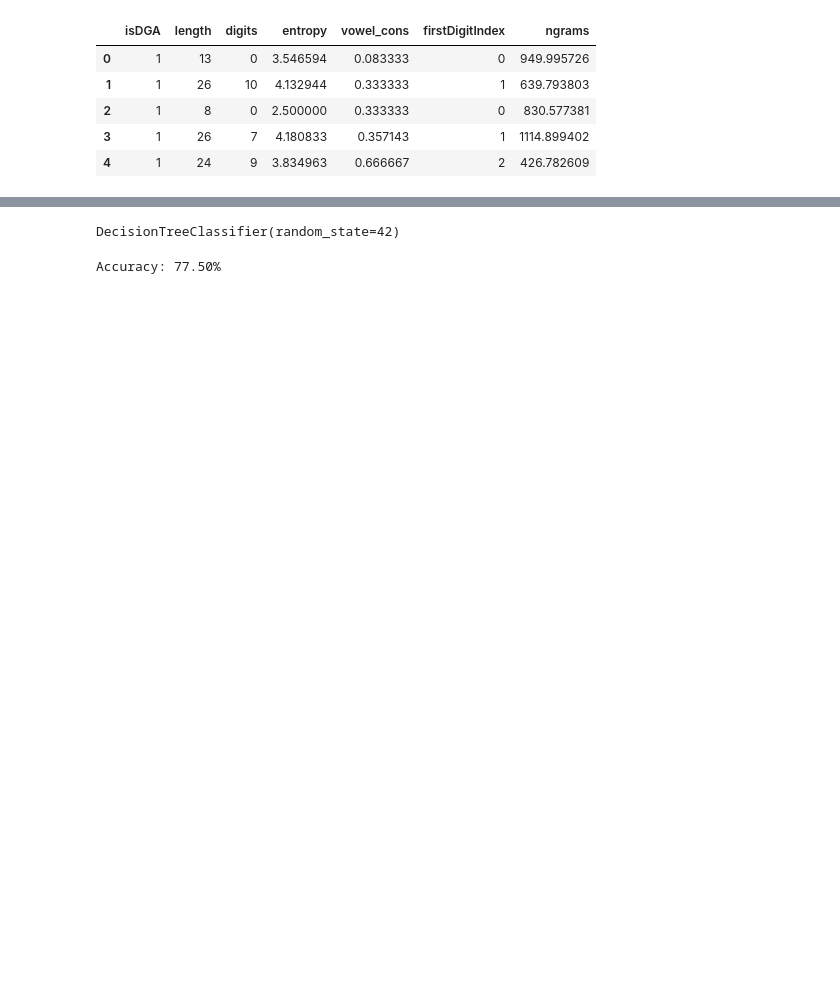
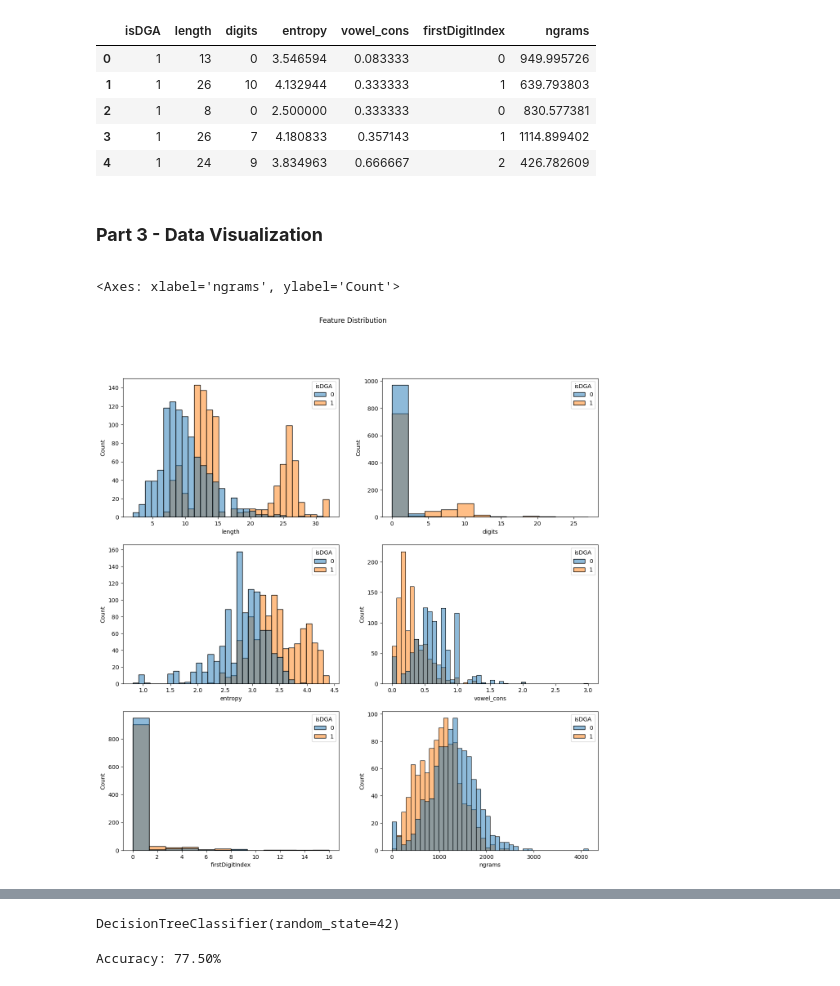
Before and after one commit to dorianDraper/DGA-detection-project1, a Jupyter notebook: src/pr2-DGA detection.ipynb, the cells around one changed output, grey strips where cells are left out. Saved outputs shown, nothing was run; the diff lists cells and outputs as text; code cells hidden in the pictures; blank space fills up the shorter version.

```diff
--- a/src/pr2-DGA detection.ipynb
+++ b/src/pr2-DGA detection.ipynb
@@ -127,27 +96,28 @@ Option 1 to derive Machine Learning features is to manually hand-craft useful co
 # %%
-def H_entropy (x):
-    # Calculate Shannon Entropy
-    prob = [ float(x.count(c)) / len(x) for c in dict.fromkeys(list(x)) ]
+# Function to calculate Shannon Entropy
+def H_entropy(domain):
+    prob = [ float(domain.count(c)) / len(domain) for c in dict.fromkeys(list(domain)) ]
     H = - sum([ p * np.log2(p) for p in prob ])
     return H
 
-def firstDigitIndex( s ):
-    for i, c in enumerate(s):
+# Function to get the index of the first digit of a given domain
+def firstDigitIndex(domain):
+    for i, c in enumerate(domain):
         if c.isdigit():
             return i + 1
     return 0
 
 # Function to calculate number of digits
-def numDigits(x):
-    return sum(c.isdigit() for c in x)
+def numDigits(domain):
+    return sum(c.isdigit() for c in domain)
 
-def vowel_consonant_ratio (x):
-    # Calculate vowel to consonant ratio
-    x = x.lower()
+# Function to calculate vowel to consonant ratio
+def vowel_consonant_ratio(domain):
+    domain = domain.lower()
     vowels_pattern = re.compile('([aeiou])')
     consonants_pattern = re.compile('([b-df-hj-np-tv-z])')
-    vowels = re.findall(vowels_pattern, x)
-    consonants = re.findall(consonants_pattern, x)
+    vowels = re.findall(vowels_pattern, domain)
+    consonants = re.findall(consonants_pattern, domain)
     try:
         ratio = len(vowels) / len(consonants)
     except: # catch zero devision exception
@@ -299,17 +261,18 @@ df_final.head()
 | 2 | 1 | 8 | 0 | 2.500000 | 0.333333 | 0 | 830.577381 |
 | 3 | 1 | 26 | 7 | 4.180833 | 0.357143 | 1 | 1114.899402 |
 | 4 | 1 | 24 | 9 | 3.834963 | 0.666667 | 2 | 426.782609 |
+# %% [markdown]
+<b><h3>Part 3 - Data Visualization</h3></b>
 # %%
-# # Now we want to visualize the features to see which will be of value and which will not be of value
-# # Plot the distribution of the features
-# fig, axes = plt.subplots(3, 2, figsize=(15, 15))
-# fig.suptitle('Feature Distribution')
+fig, axes = plt.subplots(3, 2, figsize=(15, 15))
+fig.suptitle('Feature Distribution')
 
-# sns.histplot(data=df_final, x='length', hue='isDGA', ax=axes[0, 0])
-# sns.histplot(data=df_final, x='digits', hue='isDGA', ax=axes[0, 1])
-# sns.histplot(data=df_final, x='entropy', hue='isDGA', ax=axes[1, 0])
-# sns.histplot(data=df_final, x='vowel-cons', hue='isDGA', ax=axes[1, 1])
-# sns.histplot(data=df_final, x='firstDigitIndex', hue='isDGA', ax=axes[2, 0])
-# sns.histplot(data=df_final, x='ngrams', hue='isDGA', ax=axes[2, 1])
-
-# plt.show()
+sns.histplot(data=df_final, x='length', hue='isDGA', ax=axes[0, 0])
+sns.histplot(data=df_final, x='digits', hue='isDGA', ax=axes[0, 1])
+sns.histplot(data=df_final, x='entropy', hue='isDGA', ax=axes[1, 0])
+sns.histplot(data=df_final, x='vowel_cons', hue='isDGA', ax=axes[1, 1])
+sns.histplot(data=df_final, x='firstDigitIndex', hue='isDGA', ax=axes[2, 0])
+sns.histplot(data=df_final, x='ngrams', hue='isDGA', ax=axes[2, 1])
+# %% [output]
+<Axes: xlabel='ngrams', ylabel='Count'>
+[figure, added]
```
Also changed, not shown: parts of 45 cells of this notebook, 13 other files.
